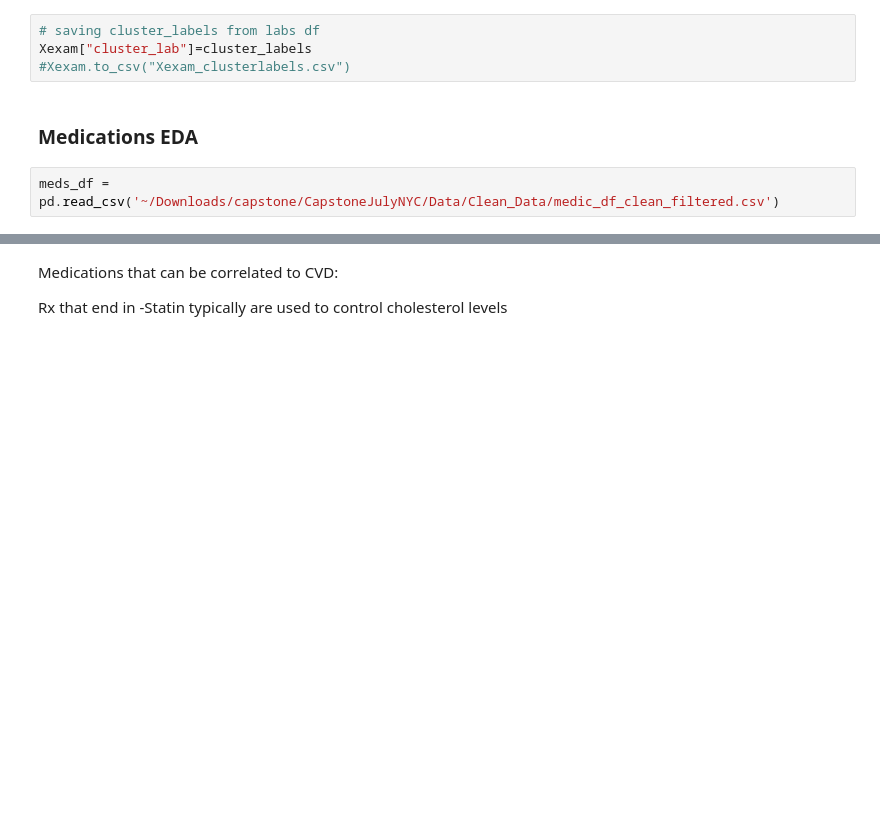
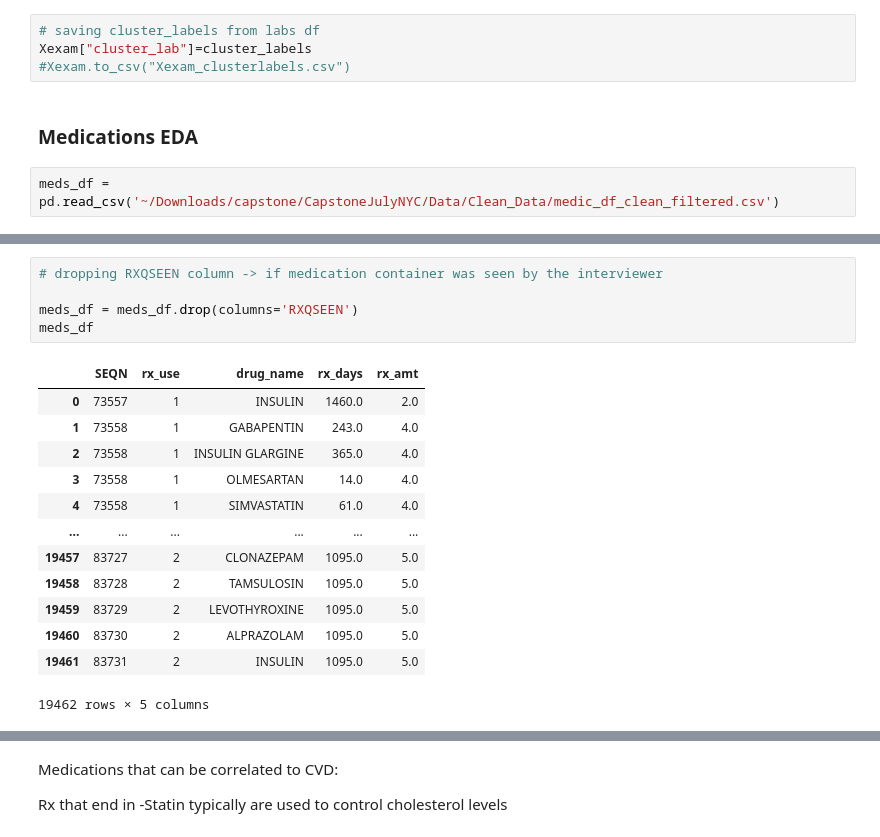
Before and after one commit to ysouffront1/CapstoneJulyNYC, a Jupyter notebook: Sprint_1/NHANES_EDA.ipynb, the cells around one changed output, grey strips where cells are left out. Cells and saved outputs as stored; diff of their text form; blank space fills up the shorter version.

```diff
--- a/Sprint_1/NHANES_EDA.ipynb
+++ b/Sprint_1/NHANES_EDA.ipynb
@@ -616,0 +639,19 @@ meds_df.head()
+# %%
+# dropping RXQSEEN column -> if medication container was seen by the interviewer
+
+meds_df = meds_df.drop(columns='RXQSEEN')
+meds_df
+# %% [output]
+|  | SEQN | rx_use | drug_name | rx_days | rx_amt |
+| 0 | 73557 | 1 | INSULIN | 1460.0 | 2.0 |
+| 1 | 73558 | 1 | GABAPENTIN | 243.0 | 4.0 |
+| 2 | 73558 | 1 | INSULIN GLARGINE | 365.0 | 4.0 |
+| 3 | 73558 | 1 | OLMESARTAN | 14.0 | 4.0 |
+| 4 | 73558 | 1 | SIMVASTATIN | 61.0 | 4.0 |
+| ... | ... | ... | ... | ... | ... |
+| 19457 | 83727 | 2 | CLONAZEPAM | 1095.0 | 5.0 |
+| 19458 | 83728 | 2 | TAMSULOSIN | 1095.0 | 5.0 |
+| 19459 | 83729 | 2 | LEVOTHYROXINE | 1095.0 | 5.0 |
+| 19460 | 83730 | 2 | ALPRAZOLAM | 1095.0 | 5.0 |
+| 19461 | 83731 | 2 | INSULIN | 1095.0 | 5.0 |
+19462 rows × 5 columns
```
Also changed, not shown: parts of 12 cells of this notebook, 2 other files.
